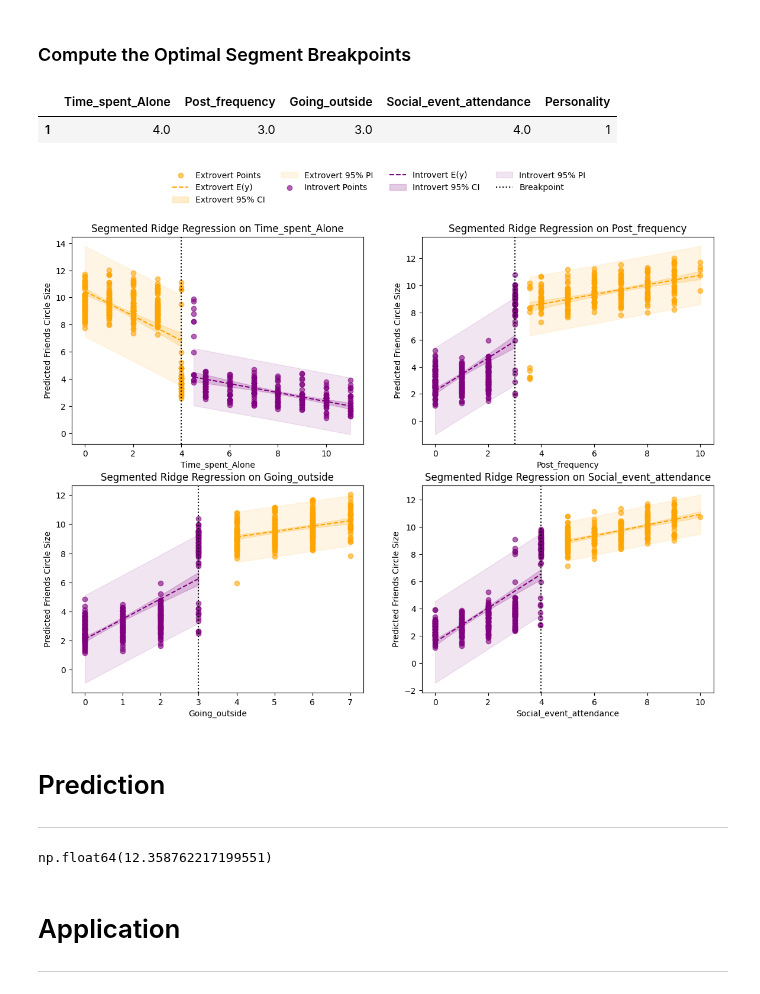
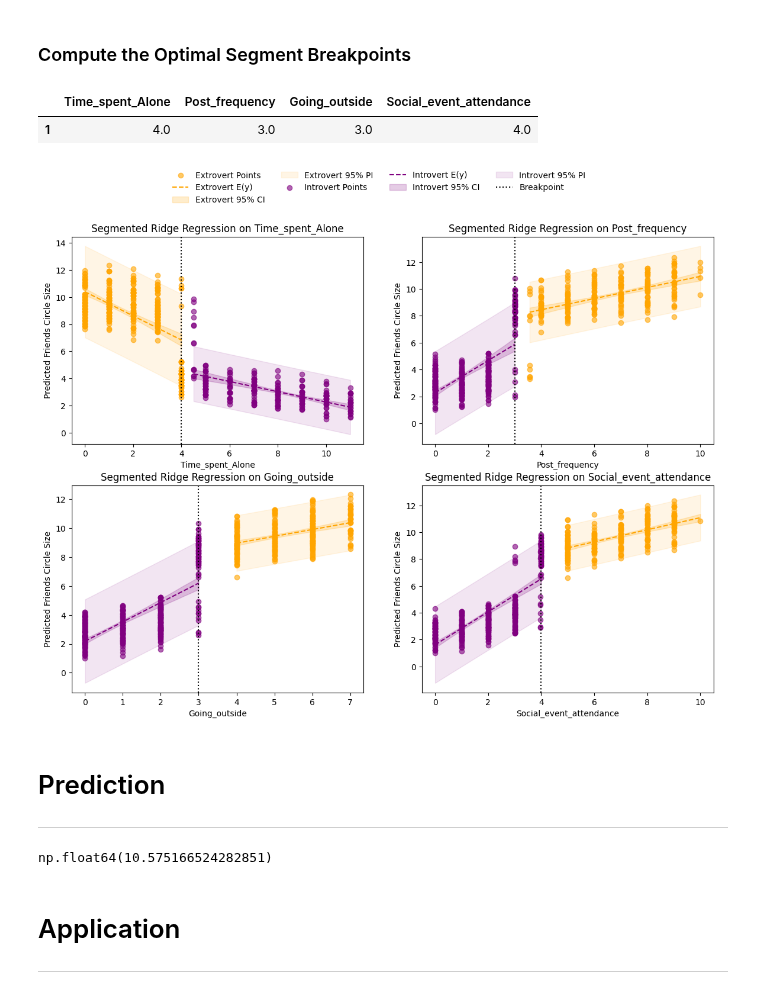
Before and after one commit to Prokope45/NeuralNetworkProject, a Jupyter notebook: LinearRegression/RidgeRegression.ipynb, the cells around one changed output. Cells and saved outputs as stored; diff of their text form; code cells hidden in the pictures.

```diff
--- a/LinearRegression/RidgeRegression.ipynb
+++ b/LinearRegression/RidgeRegression.ipynb
@@ -84,7 +84,7 @@ pre_df["Personality"] = pre_df["Personality_Extrovert"]
 pre_df = pre_df.drop(["Personality_Extrovert", "Personality_Introvert"], axis="columns")
 
 # Save predictors array for re-use
-predictors = ["Time_spent_Alone", "Post_frequency", "Going_outside", "Social_event_attendance", "Personality"]
+predictors = ["Time_spent_Alone", "Post_frequency", "Going_outside", "Social_event_attendance"]
 # %% [markdown]
 ## Transform Data
 The data is not normally distributed and will need to be transformed in some way. We can scale predictors as proportions $\frac{x}{max(x)}$, as each predictor has a different survey scale range (0-5, 0-7, 0-11, etc). Or we can apply natural log or square root operations to each predictor.
@@ -176,7 +179,7 @@ fig_resid, axs_resid = plt.subplots(2, 2, figsize=(14, 10))
 axs_preds = axs_preds.flatten()
 axs_resid = axs_resid.flatten()
 
-for i, predictor in enumerate(predictors[:-1]):
+for i, predictor in enumerate(predictors):
     ax_pred = axs_preds[i]
     ax_resid = axs_resid[i]
 
@@ -225,7 +228,7 @@ for i, predictor in enumerate(predictors[:-1]):
     pi_lower, pi_upper = ridge_bootstrap(X_train, y_train, fixed_data, given_model=ridge_model, y_hat=y_hat, interval="prediction")
     ax_pred.fill_between(x_vals, pi_lower, pi_upper, color='blue', alpha=0.2, label='95% CI')
 
-    ax_pred.set_title(f'Regression on {predictor}')
+    ax_pred.set_title(f'Ridge Regression on {predictor}')
     ax_pred.set_xlabel(predictor)
     ax_pred.set_ylabel('Friends Circle Size')
     ax_pred.legend()
@@ -298,8 +301,8 @@ for predictor in predictors:
 
 breakpoints
 # %% [output]
-|  | Time_spent_Alone | Post_frequency | Going_outside | Social_event_attendance | Personality |
-| 1 | 4.0 | 3.0 | 3.0 | 4.0 | 1 |
+|  | Time_spent_Alone | Post_frequency | Going_outside | Social_event_attendance |
+| 1 | 4.0 | 3.0 | 3.0 | 4.0 |
 # %%
 fig, axs = plt.subplots(2, 2, figsize=(14, 10))
 axs = axs.flatten()
@@ -315,10 +318,19 @@ segments = {
     }
 }
 
+# Add personality to X_test for coloring segments
+categorical = ["Personality"]
+columns = predictors.copy()
+columns.extend(categorical)
+X = pre_df.copy()[columns]
+y = pre_df['Friends_circle_size']
+
+X_train, X_test, y_train, y_test = train_test_split(X, y, test_size=0.2, random_state=1863)
+
 # L2 regularization rate
 alpha = 1.0
 
-for i, predictor in enumerate(predictors[:-1]):
+for i, predictor in enumerate(predictors):
     ax = axs[i]
     bp = breakpoints[predictor][1]
 
@@ -383,34 +395,34 @@ for i, predictor in enumerate(predictors[:-1]):
         # Confidence interval
         ax.fill_between(
             x_vals.ravel(),
             ci_lower,
             ci_upper,
             color=color,
             alpha=0.2,
             label=f'{label} 95% CI'
         )
 
         # Prediction interval
         ax.fill_between(
             x_vals.ravel(),
             pi_lower,
             pi_upper,
             color=color,
             alpha=0.1,
             label=f'{label} 95% PI'
         )
 
     ax.axvline(bp, color='black', linestyle=':', label='Breakpoint')
     ax.set_title(f'Segmented Ridge Regression on {predictor}')
     ax.set_xlabel(predictor)
     ax.set_ylabel('Predicted Friends Circle Size')
 
 # Avoid duplicate legends
 handles, labels = axs[0].get_legend_handles_labels()
 fig.legend(handles, labels, loc='upper center', ncol=4, frameon=False)
 plt.show()
 # %% [output]
-[figure, old version]
+[figure, new version]
 # %% [markdown]
 # Prediction
 ---
@@ -426,23 +438,23 @@ for column in predictors:
     }
 # %%
 B = ridge_model.coef_
-B_df = pd.DataFrame(index=X_train.columns, data=B, columns=["Coefficient"])
+B_labels = X_train.columns[:-1]  # All except Personality
+B_df = pd.DataFrame(index=B_labels, data=B, columns=["Coefficient"])
 B_df.to_csv("../data/coefficient_dataframe.csv")
 
 def estimate(x, idx):
     coefficient: float = B[idx]
-    proportion: float = x / column_range[X_train.columns[idx]]["max"]
-    return coefficient * proportion
+    return coefficient * x
 
-time_alone = lambda x: estimate(x, 1)
-post_freq = lambda x: estimate(x, 2)
-outside = lambda x: estimate(x, 3)
-events = lambda x: estimate(x, 4)
+time_alone = lambda x: estimate(x, 0)
+post_freq = lambda x: estimate(x, 1)
+outside = lambda x: estimate(x, 2)
+events = lambda x: estimate(x, 3)
 
-y = time_alone(1) + post_freq(5) + outside(10) + events(10)
+y = time_alone(1) + post_freq(10) + outside(10) + events(10)
 y
 # %% [output]
-np.float64(12.358762217199551)
+np.float64(10.575166524282851)
 # %% [markdown]
 # Application
 ---
```
Also changed, not shown: parts of 4 cells of this notebook, 2 other files.
